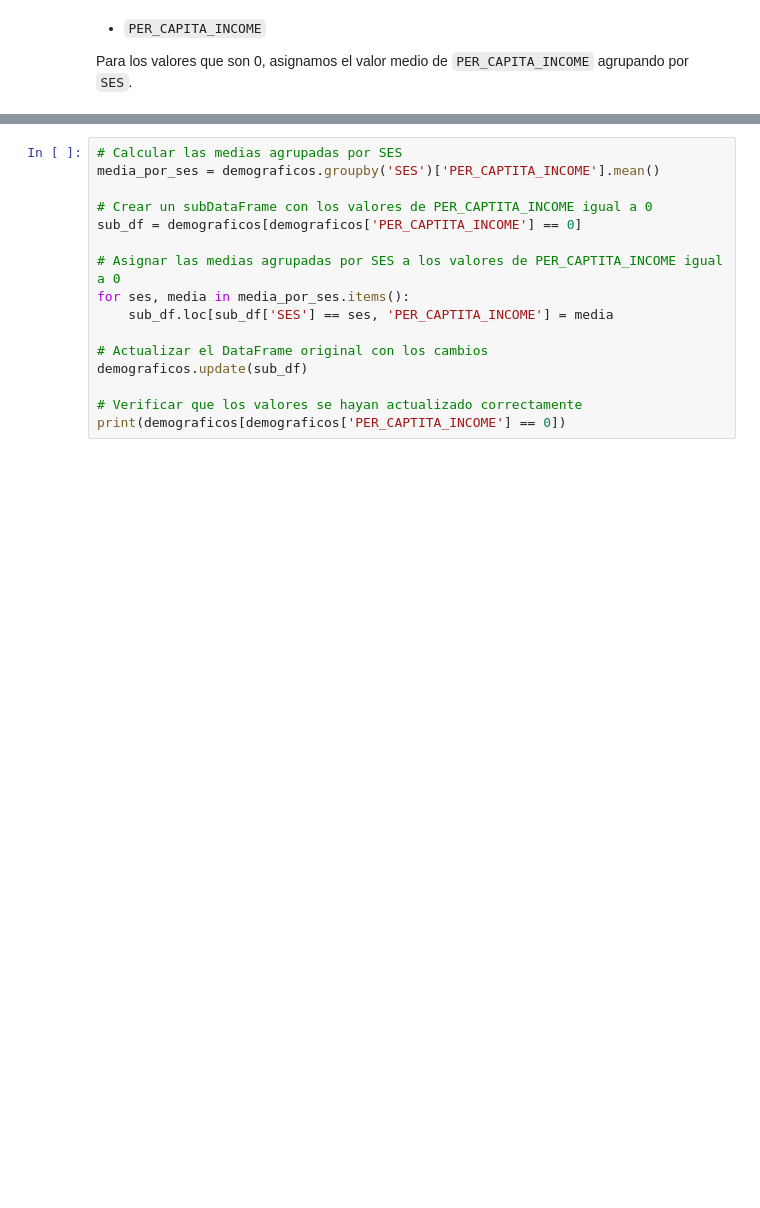
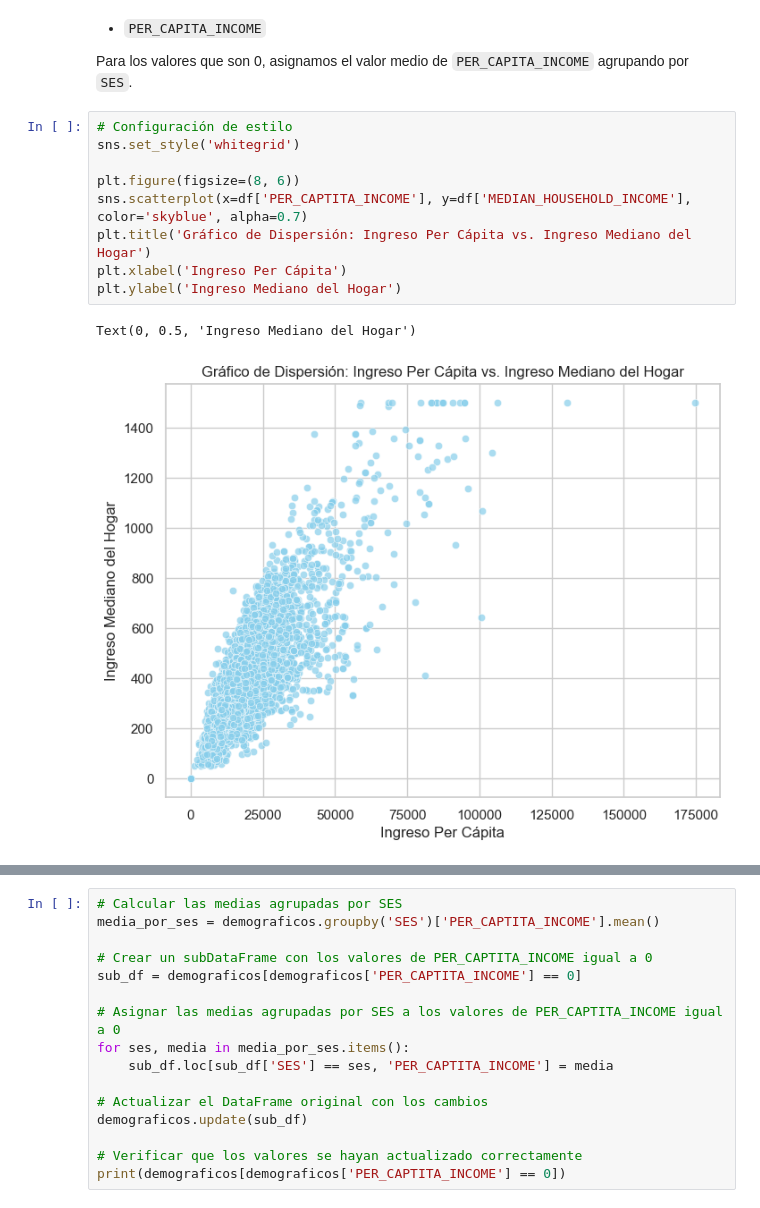
Before and after one commit to sofiamacein/MDAT, a Jupyter notebook: Donativos_EDA.ipynb, the cells around one changed output, grey strips where cells are left out. Drawn from its saved outputs; the diff is of its cells as text; blank space fills up the shorter version.

```diff
--- a/Donativos_EDA.ipynb
+++ b/Donativos_EDA.ipynb
@@ -363,3 +425,15 @@ df['CLUSTER_CODE'] = demograficos['CLUSTER_CODE']
 * `PER_CAPITA_INCOME`
 
 Para los valores que son 0, asignamos el valor medio de `PER_CAPITA_INCOME` agrupando por `SES`.
+# %%
+# Configuración de estilo
+sns.set_style('whitegrid')
+
+plt.figure(figsize=(8, 6))
+sns.scatterplot(x=df['PER_CAPTITA_INCOME'], y=df['MEDIAN_HOUSEHOLD_INCOME'], color='skyblue', alpha=0.7)
+plt.title('Gráfico de Dispersión: Ingreso Per Cápita vs. Ingreso Mediano del Hogar')
+plt.xlabel('Ingreso Per Cápita')
+plt.ylabel('Ingreso Mediano del Hogar')
+# %% [output]
+Text(0, 0.5, 'Ingreso Mediano del Hogar')
+[figure, added]
```
Also changed, not shown: parts of 33 cells of this notebook.
